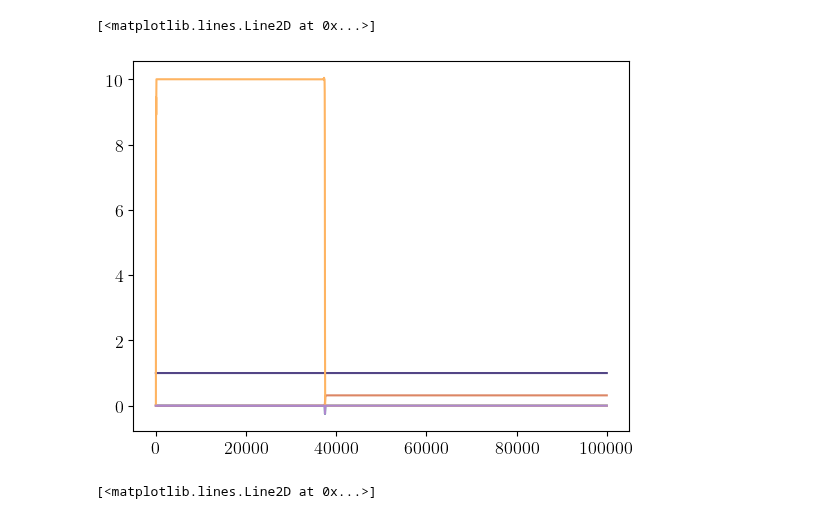
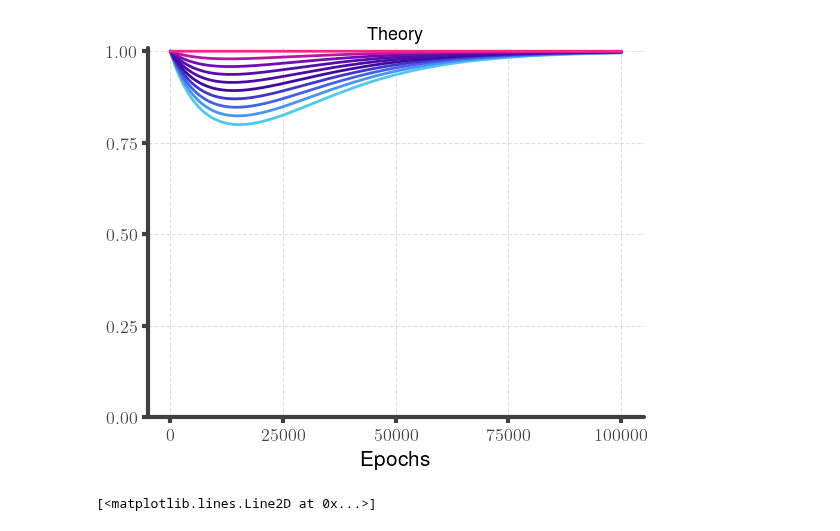
Before and after one commit to loekvanrossem/rnn_structure, a Jupyter notebook: DNN/simulation.ipynb, the cells around one changed output. Saved outputs shown, nothing was run; the diff lists cells and outputs as text; code cells hidden in the pictures.

```diff
--- a/DNN/simulation.ipynb
+++ b/DNN/simulation.ipynb
@@ -92,12 +76,50 @@ pub_show()
-# %%
-plt.plot(z[2])
-plt.plot(z[0])
-plt.plot(dy2 * (1 + 0 * t))
-plt.plot((z[2] / z[0]) ** 2)
-plt.plot((z[2] / z[0]) * z[0])
-# %% [output]
-[<matplotlib.lines.Line2D at 0x...>]
-[figure, removed]
+# %%
+## Comparison
+from numpy import heaviside
+
+
+dx2 = 1
+dy2 = 2
+D0 = 1
+theta = 0.1  # between 1 and -1
+
+eta_h = 0.00001
+eta_y = eta_h * 10
+
+h0 = 1 * D0 * dx2
+y0 = 2 * D0**2 * dx2
+w0 = y0 - theta * np.sqrt(y0 * dy2)
+
+epochs = np.arange(100000)
+
+
+t_max = len(epochs)
+
+for theta in np.linspace(-1, 1, 10):
+    w0 = y0 - theta * np.sqrt(y0 * dy2)
+    sol = scipy.integrate.solve_ivp(
+        der, [0, t_max], [h0, y0, w0], args=[eta_h, eta_y, dx2, dy2], dense_output=True
+    )
+
+    t = np.linspace(0, t_max, len(epochs))
+    z = sol.sol(t)
+
+    A_low = np.sqrt((eta_h / eta_y) * dy2 * dx2)
+    A_high = (h0 / dx2 - (eta_h / eta_y) * y0 / h0) * dx2
+    h_inf = 0.5 * (A_high + np.sqrt(A_high**2 + 4 * A_low**2))
+
+    T = 1 / (np.sqrt(eta_h * eta_y) * np.sqrt(dx2 * dy2)) * np.log(0.5 * A_low / h0)
+
+    plt.plot(t, z[0], label="$||dh||^2$")
+    # plt.plot(t, z[1], label="$||dy||^2$")
+    # plt.plot(t, z[2], label="$w$")
+plt.ylim(0)
+ax.legend()
+plt.xlabel("Epochs")
+plt.title("Theory")
+pub_show(colors="gradient")
+# %% [output]
+[figure, added]
 # %%
 plt.plot(z[1], z[0])
 plt.plot(eta_y / eta_h * (1 / dx2) * z[0] ** 2, z[0])
```
Also changed, not shown: parts of 1 cell of this notebook, 4 other files.
